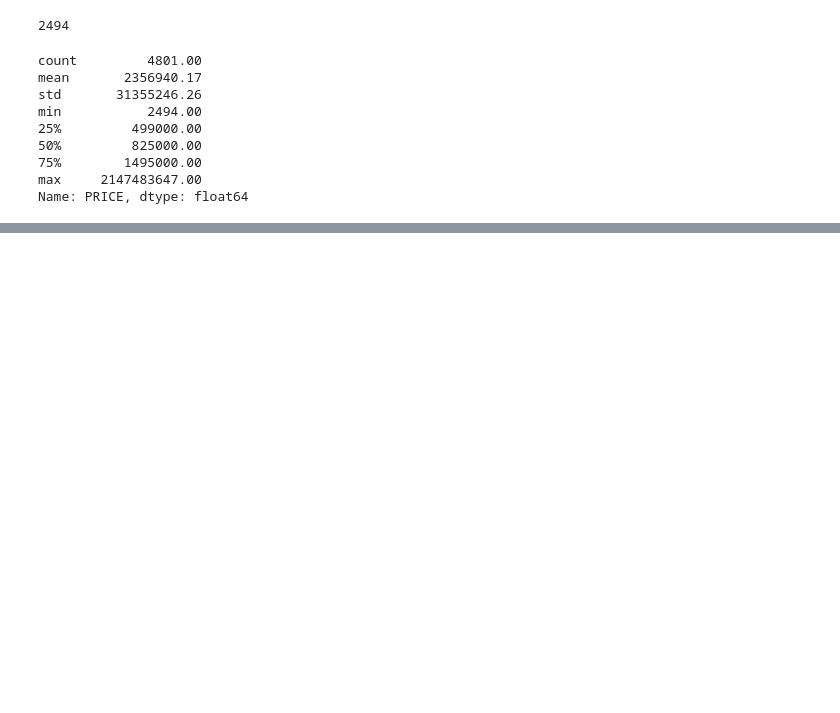
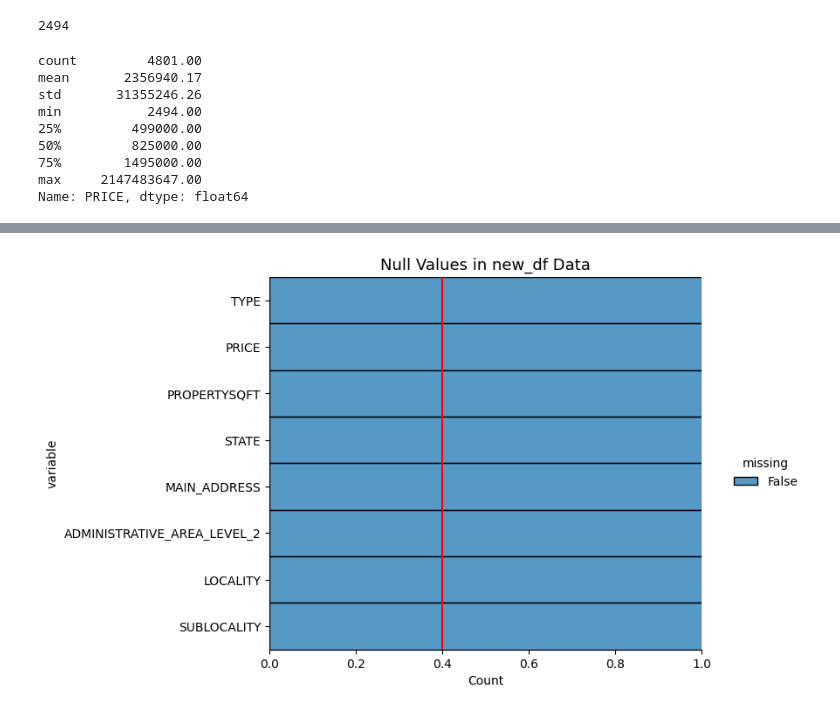
Before and after one commit to Happy4mou/NY-House-Prices-Project, a Jupyter notebook: notebooks/01_data_exploration.ipynb, the cells around one changed output, grey strips where cells are left out. Saved outputs shown, nothing was run; the diff lists cells and outputs as text; code cells hidden in the pictures; blank space fills up the shorter version.

```diff
--- a/notebooks/01_data_exploration.ipynb
+++ b/notebooks/01_data_exploration.ipynb
@@ -121,0 +170,14 @@ Name: PRICE, dtype: float64
+# %%
+sns.displot(
+    data=new_fd.isnull().melt(value_name='missing'),
+    y='variable',
+    hue='missing',
+    multiple='fill',
+    height=5,
+    aspect=1.6
+)
+plt.axvline(0.4, color='r')
+plt.title('Null Values in new_df Data', fontsize=13)
+plt.show()
+# %% [output]
+[figure, added]
```
Also changed, not shown: parts of 6 cells of this notebook, 1 other file.
